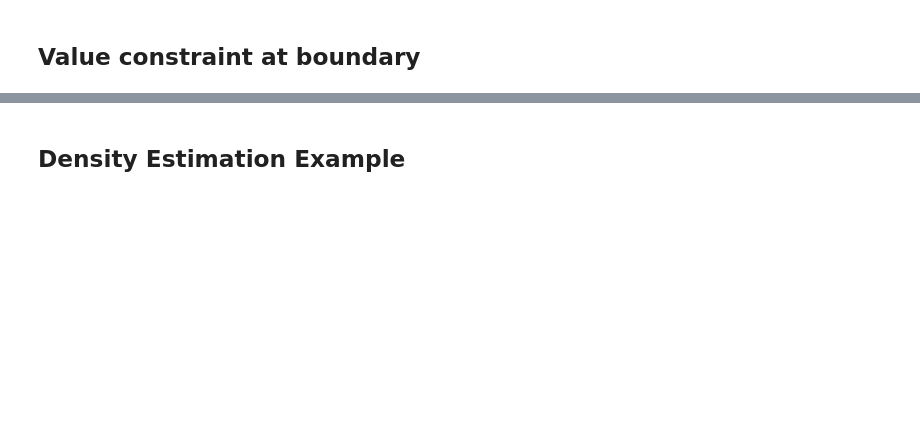
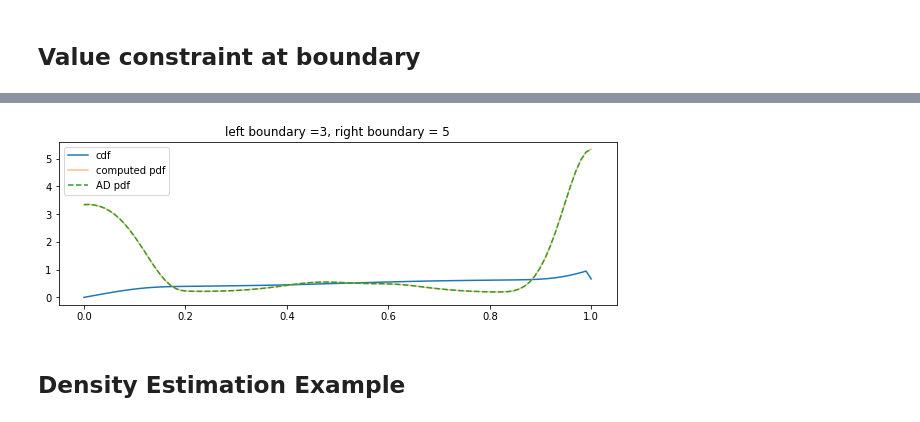
Before and after one commit to noegroup/bgflow, a Jupyter notebook: notebooks/compact/compact.ipynb, the cells around one changed output, grey strips where cells are left out. Saved outputs shown, nothing was run; the diff lists cells and outputs as text; code cells hidden in the pictures; blank space fills up the shorter version.

```diff
--- a/notebooks/compact/compact.ipynb
+++ b/notebooks/compact/compact.ipynb
@@ -241,13 +293,15 @@ plot_transformer_density(
 # %%
 plot_transformer_density(
     make_constrained_transformer(
         make_transformer(d_in=1, d_out=1, d_hidden=40, n_components=4, periodic=False, zero_boundary_left=True, zero_boundary_right=True, smoothness_type="type1"),
-        left_bound=3,
-        right_bound=5,
+        left_bound=3.,
+        right_bound=5.,
         smoothness_type="type1"
     ),
     label="left boundary =3, right boundary = 5"
 )
+# %% [output]
+[figure, added]
 # %% [markdown]
 ## Density Estimation Example
 # %%
```
Also changed, not shown: parts of 13 cells of this notebook, 4 other files.
